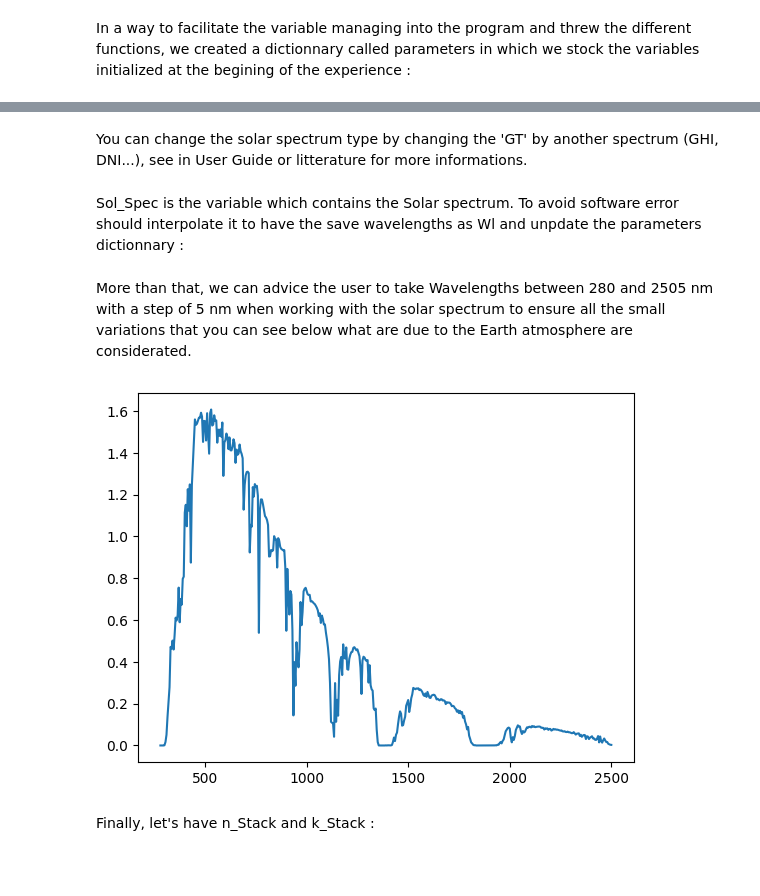
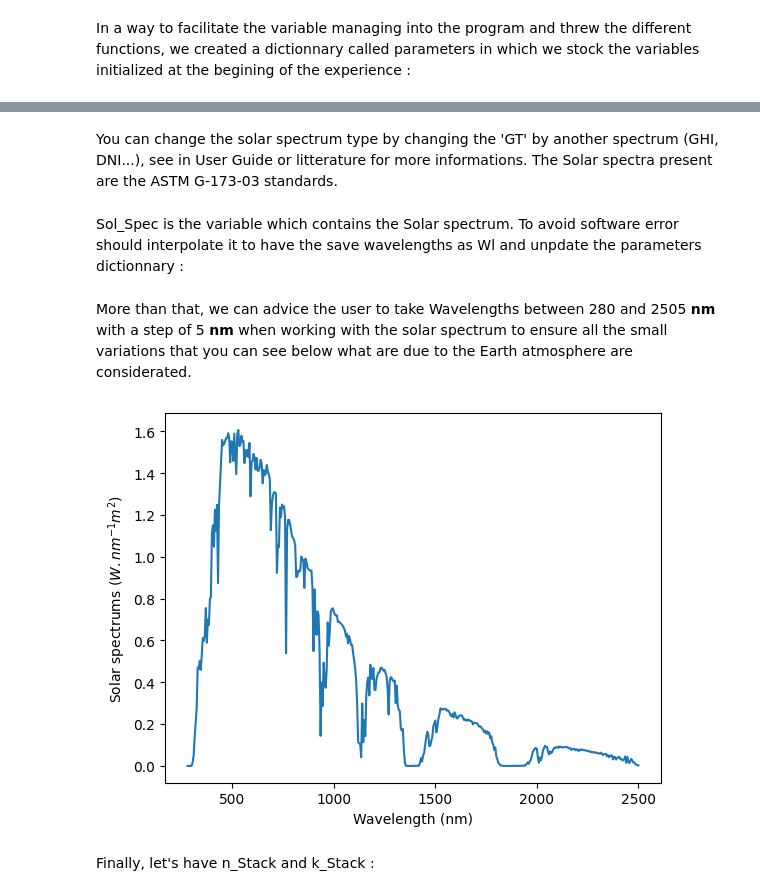
Before and after one commit to SolPOCandCo/SolPOC, a Jupyter notebook: docs/JupyterNotebook/SolPOC_Chapter_4.ipynb, the cells around one changed output, grey strips where cells are left out. Cells and saved outputs as stored; diff of their text form; code cells hidden in the pictures; blank space fills up the shorter version.

```diff
--- a/docs/JupyterNotebook/SolPOC_Chapter_4.ipynb
+++ b/docs/JupyterNotebook/SolPOC_Chapter_4.ipynb
@@ -27,7 +30,7 @@ Now, we can add the Solar Spectrum as a parameter of our experience ! As for the
 # %%
 Wl_Sol, Sol_Spec, name_Sol_Spec = open_SolSpec('Materials/SolSpec.txt','GT')
 # %% [markdown]
-You can change the solar spectrum type by changing the 'GT' by another spectrum (GHI, DNI...), see in User Guide or litterature for more informations.
+You can change the solar spectrum type by changing the 'GT' by another spectrum (GHI, DNI...), see in User Guide or litterature for more informations. The Solar spectra present are the ASTM G-173-03 standards.
 # %% [markdown]
 Sol_Spec is the variable which contains the Solar spectrum. To avoid software error should interpolate it to have the save wavelengths as Wl and unpdate the parameters dictionnary :
 # %%
@@ -35,12 +38,15 @@ Sol_Spec = np.interp(Wl, Wl_Sol, Sol_Spec)
 parameters.update({
     'Sol_Spec' : Sol_Spec,})
 # %% [markdown]
-More than that, we can advice the user to take Wavelengths between 280 and 2505 nm with a step of 5 nm when working with the solar spectrum to ensure all the small variations that you can see below what are due to the Earth atmosphere are considerated.
+More than that, we can advice the user to take Wavelengths between 280 and 2505 **nm** with a step of 5 **nm** when working with the solar spectrum to ensure all the small variations that you can see below what are due to the Earth atmosphere are considerated.
 # %%
+fig, ax = plt.subplots()
+ax.set_xlabel('Wavelength (nm)')
+ax.set_ylabel('Solar spectrums ($W.nm^{-1}m^2$)')
 plt.plot(Wl, Sol_Spec)
 plt.show()
 # %% [output]
-[figure, old version]
+[figure, new version]
 # %% [markdown]
 Finally, let's have n_Stack and k_Stack :
 # %%
```
Also changed, not shown: parts of 3 cells of this notebook, 6 other files.
